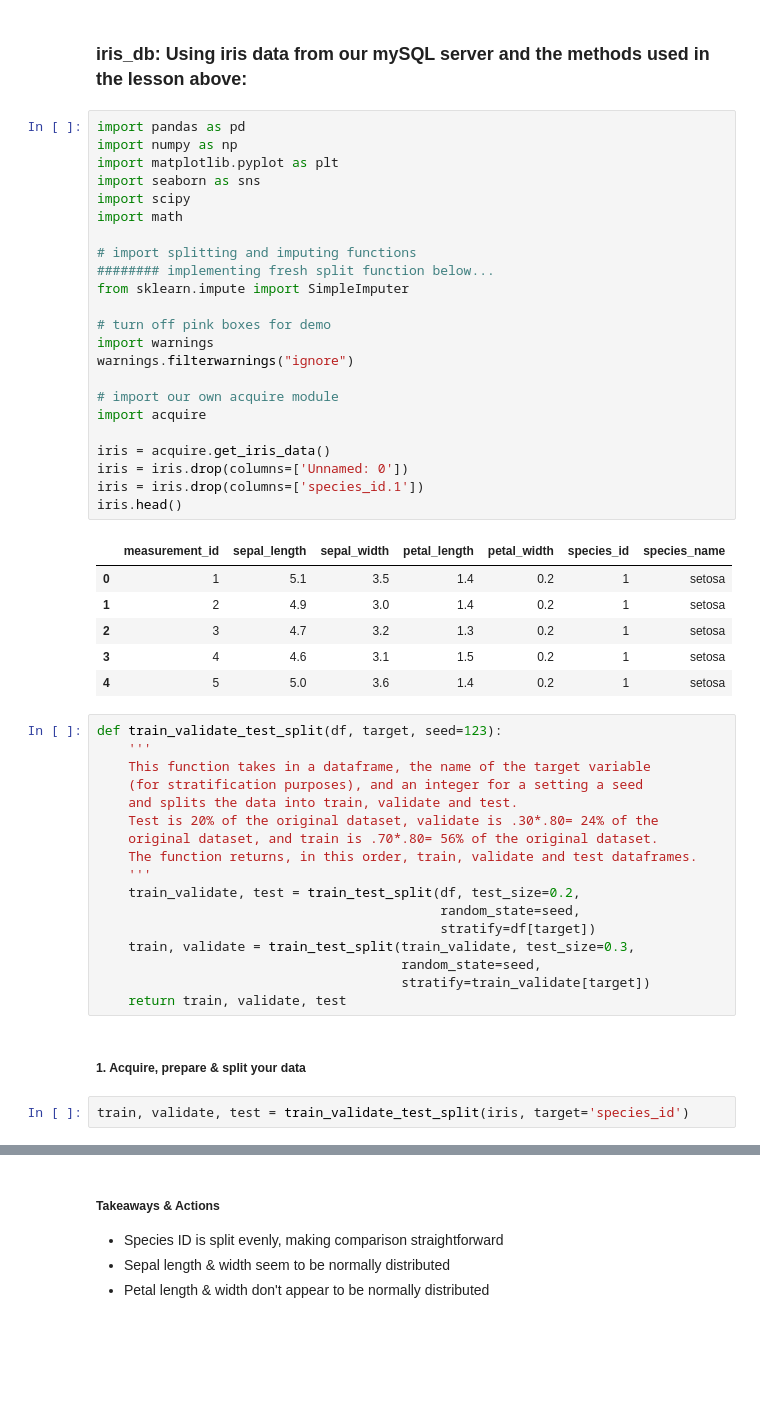
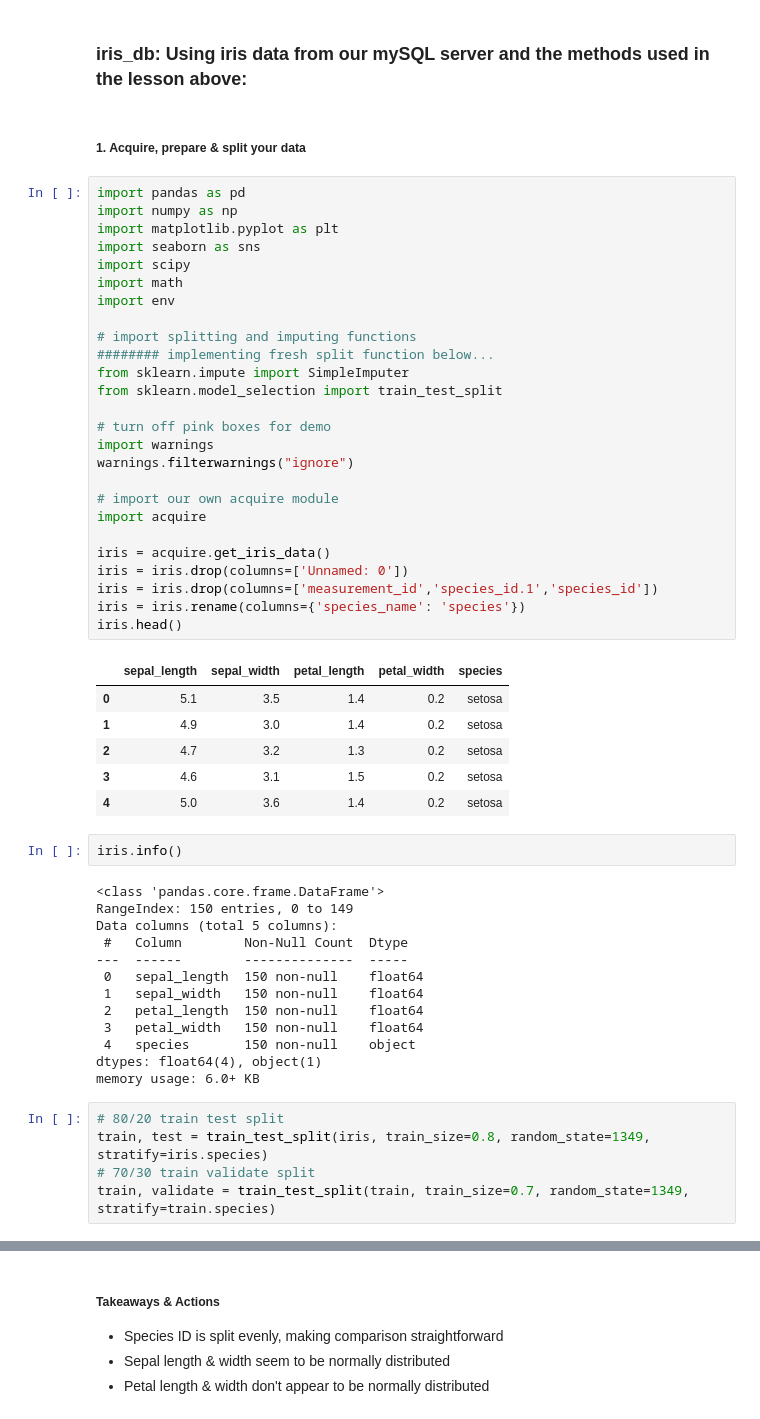
Before and after one commit to SchneemannDavid/Classification, a Jupyter notebook: exercises/classification_exercises.ipynb, the cells around one changed output, grey strips where cells are left out. Cells and saved outputs as stored; diff of their text form; blank space fills up the shorter version.

```diff
--- a/exercises/classification_exercises.ipynb
+++ b/exercises/classification_exercises.ipynb
@@ -1143,57 +836,61 @@ prep_titanic.head()
 ## Exercises Part I
 # %% [markdown]
 ### iris_db: Using iris data from our mySQL server and the methods used in the lesson above:
+# %% [markdown]
+##### 1. Acquire, prepare & split your data
 # %%
 import pandas as pd
 import numpy as np
 import matplotlib.pyplot as plt
 import seaborn as sns
 import scipy
 import math
+import env
 
 # import splitting and imputing functions
 ######## implementing fresh split function below...
 from sklearn.impute import SimpleImputer
+from sklearn.model_selection import train_test_split
 
 # turn off pink boxes for demo
 import warnings
 warnings.filterwarnings("ignore")
 
 # import our own acquire module
 import acquire
 
 iris = acquire.get_iris_data()
 iris = iris.drop(columns=['Unnamed: 0'])
-iris = iris.drop(columns=['species_id.1'])
+iris = iris.drop(columns=['measurement_id','species_id.1','species_id'])
+iris = iris.rename(columns={'species_name': 'species'})
 iris.head()
 # %% [output]
-|  | measurement_id | sepal_length | sepal_width | petal_length | petal_width | species_id | species_name |
-| 0 | 1 | 5.1 | 3.5 | 1.4 | 0.2 | 1 | setosa |
-| 1 | 2 | 4.9 | 3.0 | 1.4 | 0.2 | 1 | setosa |
-| 2 | 3 | 4.7 | 3.2 | 1.3 | 0.2 | 1 | setosa |
-| 3 | 4 | 4.6 | 3.1 | 1.5 | 0.2 | 1 | setosa |
-| 4 | 5 | 5.0 | 3.6 | 1.4 | 0.2 | 1 | setosa |
+|  | sepal_length | sepal_width | petal_length | petal_width | species |
+| 0 | 5.1 | 3.5 | 1.4 | 0.2 | setosa |
+| 1 | 4.9 | 3.0 | 1.4 | 0.2 | setosa |
+| 2 | 4.7 | 3.2 | 1.3 | 0.2 | setosa |
+| 3 | 4.6 | 3.1 | 1.5 | 0.2 | setosa |
+| 4 | 5.0 | 3.6 | 1.4 | 0.2 | setosa |
-# %%
-def train_validate_test_split(df, target, seed=123):
-    '''
-    This function takes in a dataframe, the name of the target variable
-    (for stratification purposes), and an integer for a setting a seed
-    and splits the data into train, validate and test.
-    Test is 20% of the original dataset, validate is .30*.80= 24% of the
-    original dataset, and train is .70*.80= 56% of the original dataset.
-    The function returns, in this order, train, validate and test dataframes.
-    '''
-    train_validate, test = train_test_split(df, test_size=0.2,
-                                            random_state=seed,
-                                            stratify=df[target])
-    train, validate = train_test_split(train_validate, test_size=0.3,
-                                       random_state=seed,
-                                       stratify=train_validate[target])
-    return train, validate, test
-# %% [markdown]
-##### 1. Acquire, prepare & split your data
+# %%
+iris.info()
+# %% [output]
+<class 'pandas.core.frame.DataFrame'>
+RangeIndex: 150 entries, 0 to 149
+Data columns (total 5 columns):
+ #   Column        Non-Null Count  Dtype
+---  ------        --------------  -----
+ 0   sepal_length  150 non-null    float64
+ 1   sepal_width   150 non-null    float64
+ 2   petal_length  150 non-null    float64
+ 3   petal_width   150 non-null    float64
+ 4   species       150 non-null    object
+dtypes: float64(4), object(1)
+memory usage: 6.0+ KB
 # %%
-train, validate, test = train_validate_test_split(iris, target='species_id')
+# 80/20 train test split
+train, test = train_test_split(iris, train_size=0.8, random_state=1349, stratify=iris.species)
+# 70/30 train validate split
+train, validate = train_test_split(train, train_size=0.7, random_state=1349, stratify=train.species)
 # %%
 train.shape, validate.shape, test.shape
 # %% [output]
```
Also changed, not shown: parts of 146 cells of this notebook, 11 other files.
